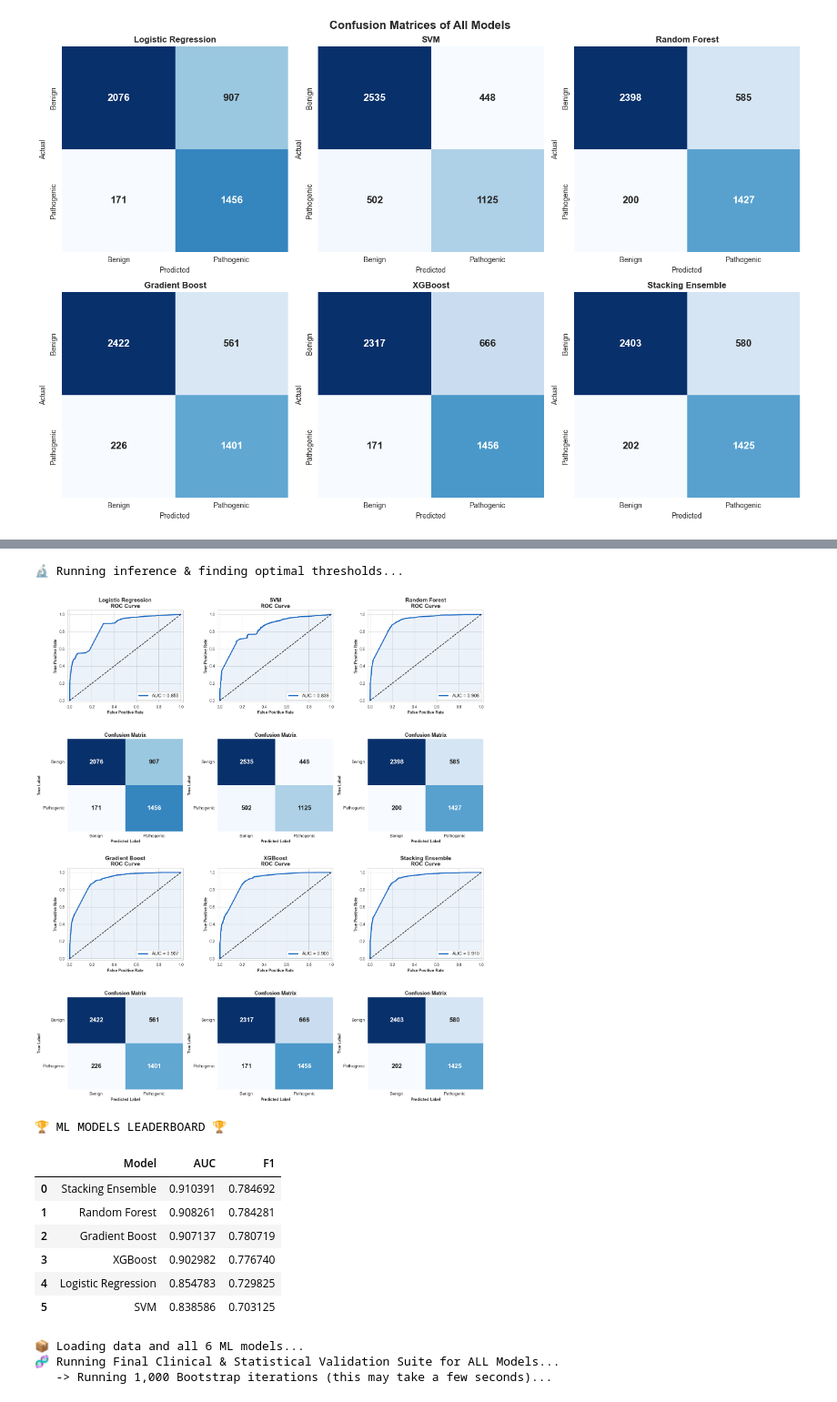
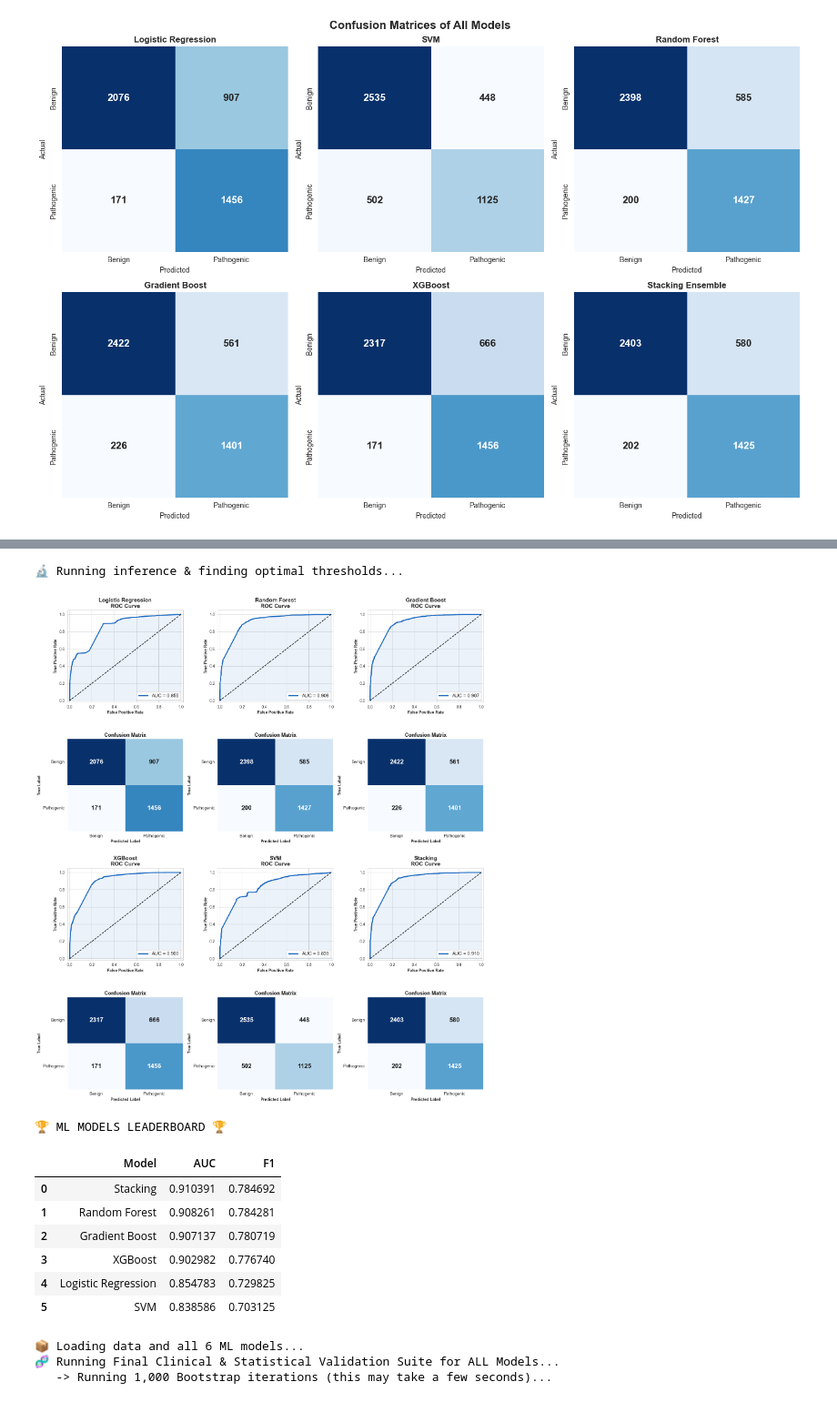
Before and after one commit to Aryan140314/Multi-Scale-Pathogenic-Gene-and-Risk-Modeling-Using-Machine-Learning-and-Graph-Neural-Networks, a Jupyter notebook: codes/14a_evaluate_tabular_ml.ipynb, the cells around one changed output, grey strips where cells are left out. Shown at 91% size. Cells and saved outputs as stored; diff of their text form; code cells hidden in the pictures.

Commit message:
Add models Comparision

```diff
--- a/codes/14a_evaluate_tabular_ml.ipynb
+++ b/codes/14a_evaluate_tabular_ml.ipynb
@@ -195,24 +195,35 @@ plt.show()
 # %% [output]
 [figure]
 # %%
+import seaborn as sns
+import matplotlib.pyplot as plt
 
 sns.set_style("darkgrid")
 plt.figure(figsize=(9, 7))
-colors = sns.color_palette("husl", len(tuned_models))
+
+# ✅ Use roc_curves instead of tuned_models
+colors = sns.color_palette("husl", len(roc_curves))
 
 for i, (name, (fpr, tpr, auc)) in enumerate(roc_curves.items()):
-    # Make the Ensemble line stand out
-    if name == "Stacking Ensemble":
-        plt.plot(fpr, tpr, color='black', linestyle='-', lw=3.5, label=f"★ {name} (AUC = {auc:.3f})")
+
+    # Highlight ensemble
+    if name == "Stacking":
+        plt.plot(fpr, tpr, color='black', linestyle='-', lw=3.5,
+                 label=f"★ {name} (AUC = {auc:.3f})")
     else:
-        plt.plot(fpr, tpr, color=colors[i], linestyle='--', lw=2, label=f"{name} (AUC = {auc:.3f})")
+        plt.plot(fpr, tpr, color=colors[i], linestyle='--', lw=2,
+                 label=f"{name} (AUC = {auc:.3f})")
 
+# Random baseline
 plt.plot([0, 1], [0, 1], 'k:', lw=1.5, label='Random Guess')
+
 plt.xlim([-0.01, 1.01])
 plt.ylim([-0.01, 1.05])
+
 plt.xlabel('False Positive Rate', fontsize=12, fontweight='bold')
 plt.ylabel('True Positive Rate', fontsize=12, fontweight='bold')
 plt.title('Comparison of All ML Models: ROC Curve', fontsize=15, fontweight='bold')
+
 plt.legend(loc="lower right", fontsize=11, frameon=True)
 plt.tight_layout()
 plt.show()
@@ -221,4 +232,17 @@ plt.show()
 # %%
+import joblib
+import os
+
+MODEL_PATH = r"C:\mutation\models"
+
+tuned_models = {
+    "Logistic Regression": joblib.load(os.path.join(MODEL_PATH, "logistic_regression.pkl")),
+    "Random Forest": joblib.load(os.path.join(MODEL_PATH, "random_forest.pkl")),
+    "Gradient Boost": joblib.load(os.path.join(MODEL_PATH, "gradient_boost.pkl")),
+    "XGBoost": joblib.load(os.path.join(MODEL_PATH, "xgboost.pkl")),
+    "SVM": joblib.load(os.path.join(MODEL_PATH, "svm.pkl")),
+    "Stacking": joblib.load(os.path.join(MODEL_PATH, "stacking_ensemble.pkl")),
+}
 roc_curves = {}
 model_preds = {}
 summary_data = []
@@ -269,37 +293,37 @@ for i, name in enumerate(models_list):
 
     ax_roc.set_title(f'{name}\nROC Curve', fontsize=14, fontweight='bold')
     ax_roc.set_xlabel('False Positive Rate', fontweight='bold')
     ax_roc.set_ylabel('True Positive Rate', fontweight='bold')
     ax_roc.set_xlim([-0.02, 1.02])
     ax_roc.set_ylim([-0.02, 1.05])
     ax_roc.legend(loc='lower right', frameon=True, fontsize=12)
 
     # --- B. PLOT CONFUSION MATRIX ---
     preds = model_preds[name]
     cm = confusion_matrix(y_test, preds)
 
     sns.heatmap(cm, annot=True, fmt='d', cmap='Blues', ax=ax_cm,
                 cbar=False, annot_kws={"size": 16, "weight": "bold"})
 
     ax_cm.set_title(f'Confusion Matrix', fontsize=13, fontweight='bold')
     ax_cm.set_xlabel('Predicted Label', fontweight='bold')
     ax_cm.set_ylabel('True Label', fontweight='bold')
     ax_cm.set_xticklabels(['Benign', 'Pathogenic'], fontsize=11)
     ax_cm.set_yticklabels(['Benign', 'Pathogenic'], rotation=0, fontsize=11)
 
 plt.tight_layout()
 plt.subplots_adjust(hspace=0.4, wspace=0.3)
 plt.show()
 
 # Print quick summary leaderboard below the plot
 print("\n🏆 ML MODELS LEADERBOARD 🏆")
 display(pd.DataFrame(summary_data).sort_values(by="F1", ascending=False).reset_index(drop=True).style.background_gradient(cmap='Blues'))
 # %% [output]
 🔬 Running inference & finding optimal thresholds...
-[figure, old version]
+[figure, new version]
 🏆 ML MODELS LEADERBOARD 🏆
 |  | Model | AUC | F1 |
-| 0 | Stacking Ensemble | 0.910391 | 0.784692 |
+| 0 | Stacking | 0.910391 | 0.784692 |
 | 1 | Random Forest | 0.908261 | 0.784281 |
 | 2 | Gradient Boost | 0.907137 | 0.780719 |
 | 3 | XGBoost | 0.902982 | 0.776740 |
```
Also changed, not shown: parts of 3 cells of this notebook, 7 other files.
